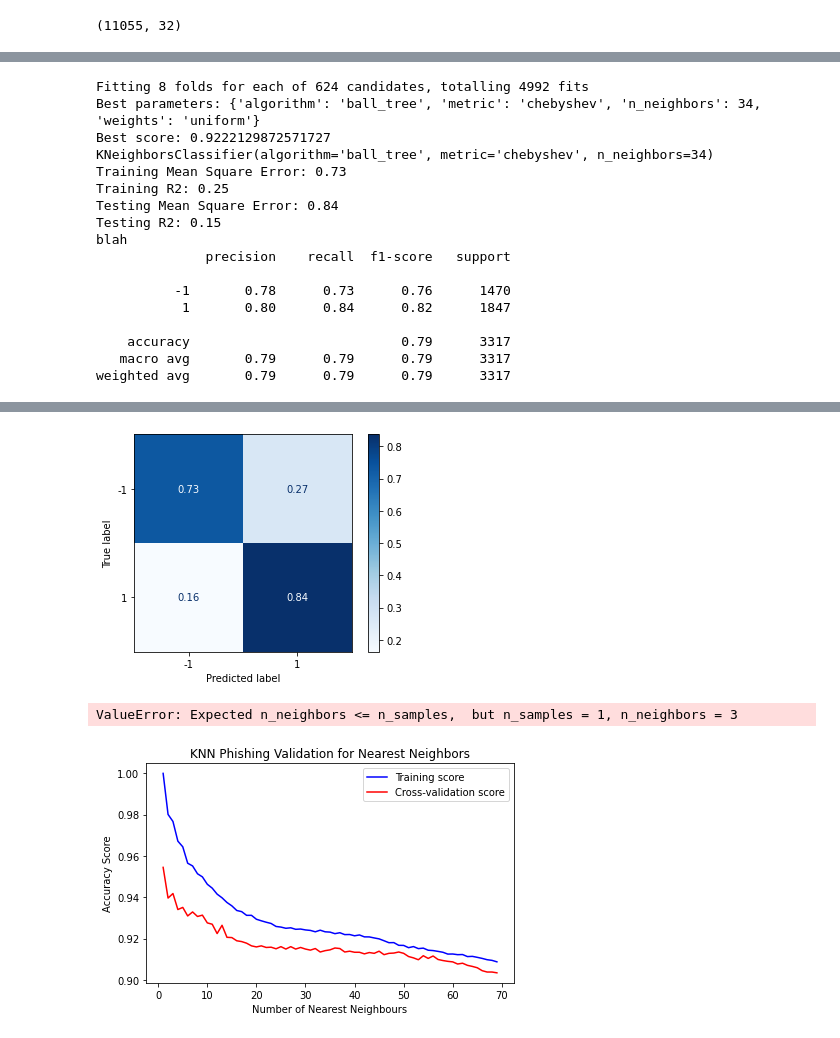
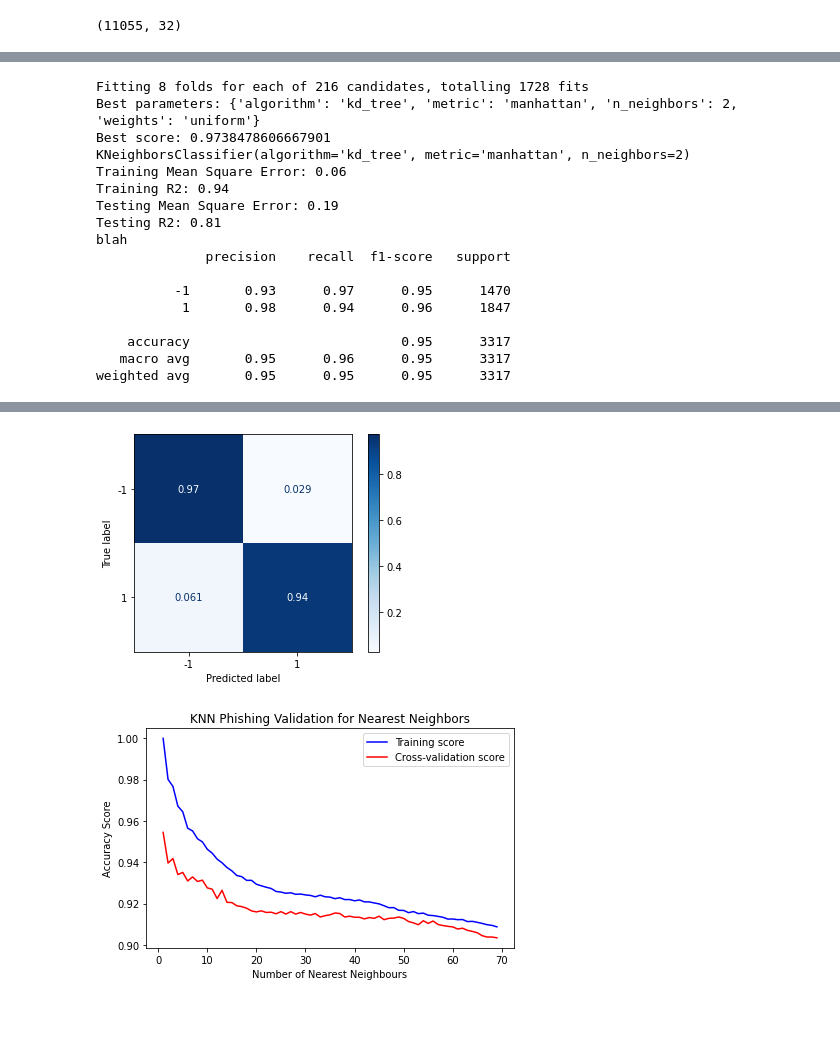
Before and after one commit to Liveo123/RedWine_and_Phishing, a Jupyter notebook: phishing.ipynb, the cells around one changed output, grey strips where cells are left out. Cells and saved outputs as stored; diff of their text form; code cells hidden in the pictures.

```diff
--- a/phishing.ipynb
+++ b/phishing.ipynb
@@ -519,7 +576,7 @@ draw_validation_curve(dtc(hidden_layer_sizes=tuned_hidden_layer_sizes,
 # %%
 # Do KNN stuff
 # Set the parameters by cross-validation
-MAX_NEIGHBORS=40
+MAX_NEIGHBORS=19
 n_neighbors=[layers for layers in range(1, MAX_NEIGHBORS)]
 metric=['manhattan', 'euclidean', 'chebyshev']
 weights=['uniform', 'distance']
@@ -535,21 +592,21 @@ best_estimate, y_predictor = gridsearch(estimator=knn(),
 
 cm_and_class_rep(X_test, y_test, y_predictor, best_estimate)
 # %% [output]
-Fitting 8 folds for each of 624 candidates, totalling 4992 fits
-Best parameters: {'algorithm': 'ball_tree', 'metric': 'chebyshev', 'n_neighbors': 34, 'weights': 'uniform'}
-Best score: 0.9222129872571727
-KNeighborsClassifier(algorithm='ball_tree', metric='chebyshev', n_neighbors=34)
-Training Mean Square Error: 0.73
-Training R2: 0.25
-Testing Mean Square Error: 0.84
-Testing R2: 0.15
+Fitting 8 folds for each of 216 candidates, totalling 1728 fits
+Best parameters: {'algorithm': 'kd_tree', 'metric': 'manhattan', 'n_neighbors': 2, 'weights': 'uniform'}
+Best score: 0.9738478606667901
+KNeighborsClassifier(algorithm='kd_tree', metric='manhattan', n_neighbors=2)
+Training Mean Square Error: 0.06
+Training R2: 0.94
+Testing Mean Square Error: 0.19
+Testing R2: 0.81
 blah
               precision    recall  f1-score   support
 
-          -1       0.78      0.73      0.76      1470
-           1       0.80      0.84      0.82      1847
+          -1       0.93      0.97      0.95      1470
+           1       0.98      0.94      0.96      1847
 
-    accuracy                           0.79      3317
-   macro avg       0.79      0.79      0.79      3317
-weighted avg       0.79      0.79      0.79      3317
+    accuracy                           0.95      3317
+   macro avg       0.95      0.96      0.95      3317
+weighted avg       0.95      0.95      0.95      3317
 [Parallel(n_jobs=-1)]: Using backend LokyBackend with 8 concurrent workers.
@@ -567,31 +621,29 @@ weighted avg       0.79      0.79      0.79      3317
-[figure, old version]
+[figure, new version]
 # %%
 # KNN learning curve
-tuned_n_neighbors = 34
-tuned_metric = 'chebyshev'
+tuned_n_neighbors = 2
+tuned_metric = 'manhattan'
 tuned_weights = 'uniform'
-tuned_algorithm = 'ball_tree'
+tuned_algorithm = 'kd_tree'
 
 draw_learning_curve(knn(n_neighbors=3,
                         metric=tuned_metric,
                         weights=tuned_weights,
                         algorithm=tuned_algorithm),
-                    'Nearest Neighbors = 3',
-                    knn(n_neighbors=20,
+                    'Nearest Neighbors = 2',
+                    knn(n_neighbors=4,
                         metric=tuned_metric,
                         weights=tuned_weights,
                         algorithm=tuned_algorithm),
-                    'Nearest Neighbors = 20',
-                    knn(n_neighbors=36,
+                    'Nearest Neighbors = 3',
+                    knn(n_neighbors=5,
                         metric=tuned_metric,
                         weights=tuned_weights,
                         algorithm=tuned_algorithm),
-                    'Nearest Neighbors = 36',
+                    'Nearest Neighbors = 4',
                     X_train,
                     y_train,
                     cv=8,
                     train_max=500,
                     title = 'KNN Phishing Learning Curve Training Set Size vs Nearest Neighbors')
-# %% [output]
-ValueError: Expected n_neighbors <= n_samples,  but n_samples = 1, n_neighbors = 3
 # %%
```
Also changed, not shown: parts of 18 cells of this notebook, 17 other files.
